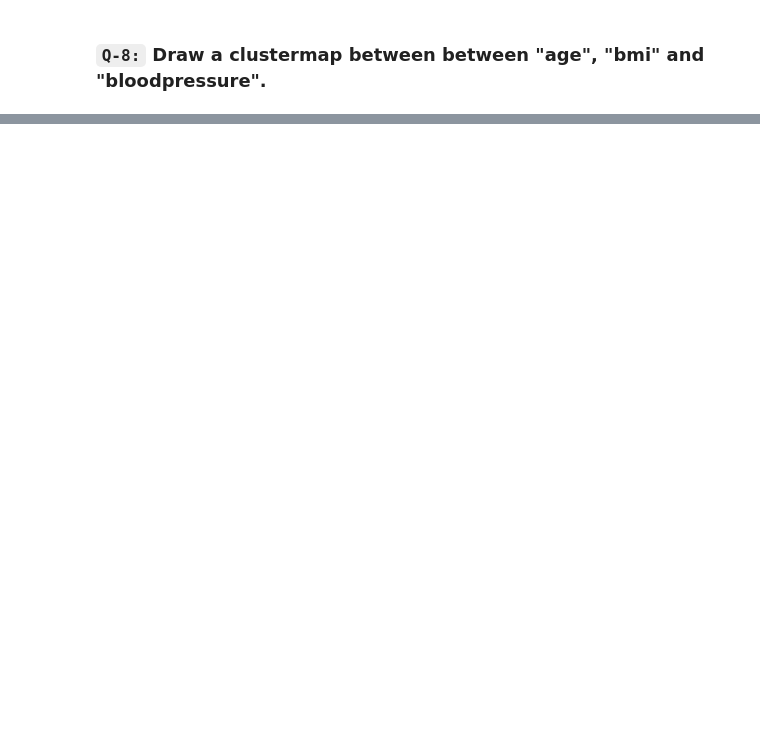
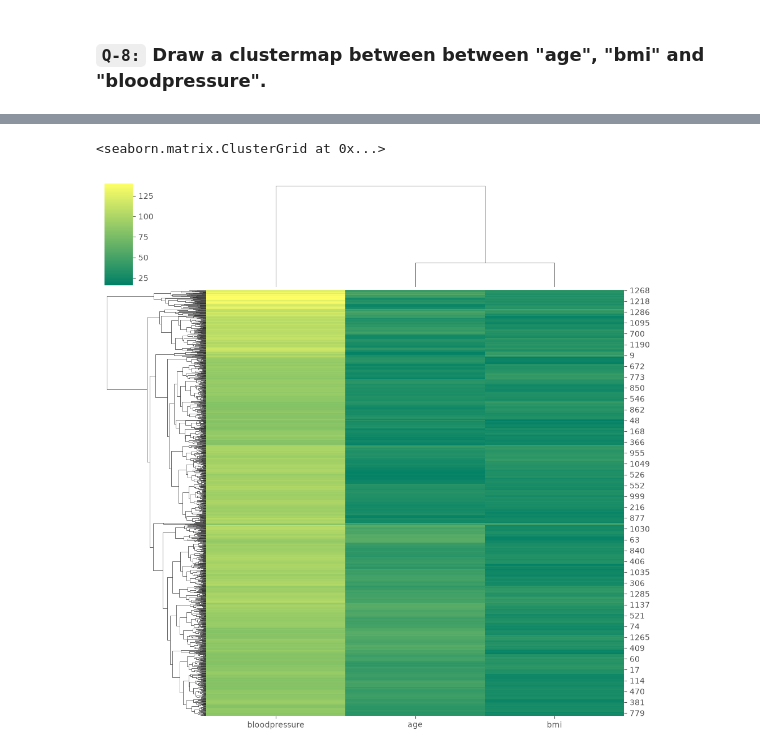
Before and after one commit to manishkumarmj/100_days_ml, a Jupyter notebook: Data visualization_Web_dev/week_10_seaborn/Session_25/Task_Session_25.ipynb, the cells around one changed output, grey strips where cells are left out. Cells and saved outputs as stored; diff of their text form; code cells hidden in the pictures; blank space fills up the shorter version.

```diff
--- a/Data visualization_Web_dev/week_10_seaborn/Session_25/Task_Session_25.ipynb
+++ b/Data visualization_Web_dev/week_10_seaborn/Session_25/Task_Session_25.ipynb
@@ -182,0 +209,6 @@ sns.relplot(data = df_blooddf, x ="bloodpressure", y="children", kind="line",sty
+# %%
+
+sns.clustermap(df[['age','bmi','bloodpressure']].dropna(),cmap='summer')
+# %% [output]
+<seaborn.matrix.ClusterGrid at 0x...>
+[figure, added]
```
Also changed, not shown: parts of 6 cells of this notebook, 2 other files.
